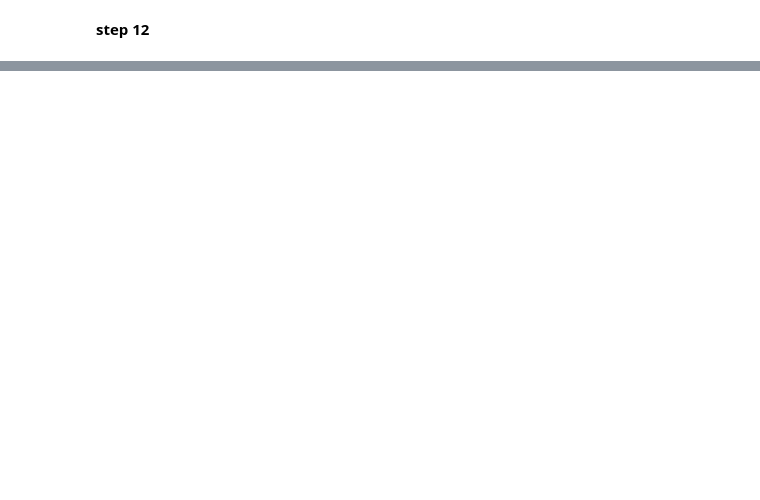
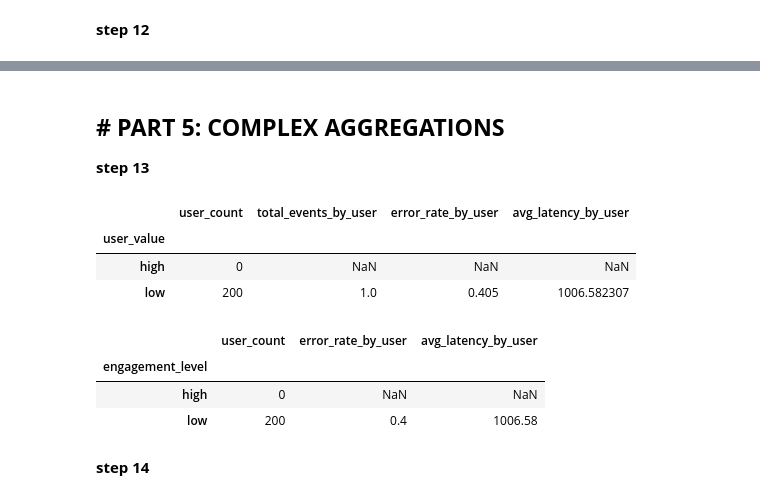
Before and after one commit to B04b0n/sonic-onboarding-plan-elad-s-hafifa, a Jupyter notebook: 03 - NumPy and Pandas/lab/exercises/03-dashboard-analysis/solution.ipynb, the cells around one changed output, grey strips where cells are left out. Saved outputs shown, nothing was run; the diff lists cells and outputs as text; code cells hidden in the pictures; blank space fills up the shorter version.

```diff
--- a/03 - NumPy and Pandas/lab/exercises/03-dashboard-analysis/solution.ipynb
+++ b/03 - NumPy and Pandas/lab/exercises/03-dashboard-analysis/solution.ipynb
@@ -474,0 +478,39 @@ Name: total_events_by_user, Length: 955, dtype: float64
+# %% [markdown]
+**# PART 5: COMPLEX AGGREGATIONS**
+---
+
+**step 13**
+# %%
+df_users_analysis = df_merged[['user_id', 'engagement_level', 'reliability_score',
+                               'performance_tier', 'user_value', 'total_events_by_user',
+                               'error_rate_by_user', 'avg_latency_by_user']].drop_duplicates('user_id')
+
+segment_analysis = df_users_analysis.groupby('user_value').agg({
+    'user_id': 'count',
+    'total_events_by_user': 'mean',
+    'error_rate_by_user': 'mean',
+    'avg_latency_by_user': 'mean'
+}).rename(columns={'user_id': 'user_count'})
+
+
+segment_analysis
+# %% [output]
+|  | user_count | total_events_by_user | error_rate_by_user | avg_latency_by_user |
+| user_value |  |  |  |  |
+| high | 0 | NaN | NaN | NaN |
+| low | 200 | 1.0 | 0.405 | 1006.582307 |
+# %%
+engagement_analysis = df_users_analysis.groupby('engagement_level').agg({
+    'user_id': 'count',
+    'error_rate_by_user': 'mean',
+    'avg_latency_by_user':'mean'
+}).rename(columns={'user_id': 'user_count'})
+
+engagement_analysis.round(2)
+# %% [output]
+|  | user_count | error_rate_by_user | avg_latency_by_user |
+| engagement_level |  |  |  |
+| high | 0 | NaN | NaN |
+| low | 200 | 0.4 | 1006.58 |
+# %% [markdown]
+**step 14**
```
Also changed, not shown: parts of 31 cells of this notebook, 3 other files.
